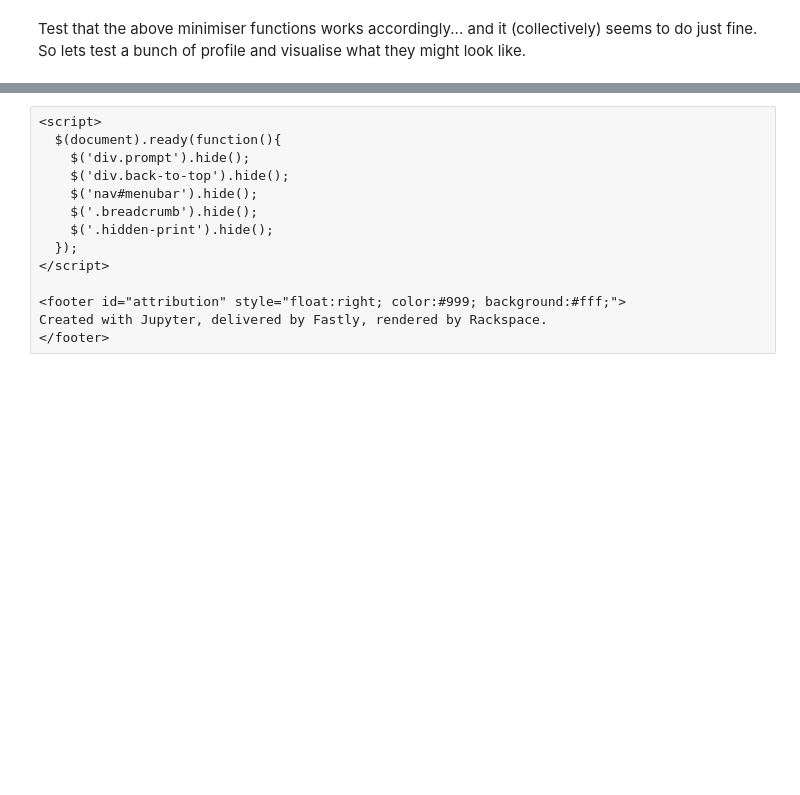
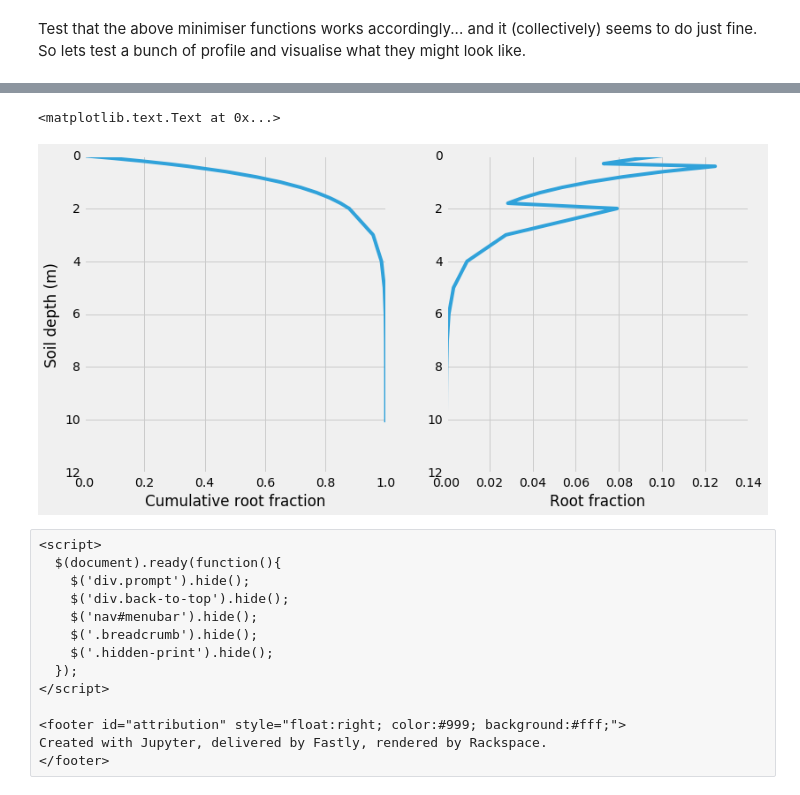
Before and after one commit to rhyswhitley/rooting_depth, a Jupyter notebook: setup/Root Distributions.ipynb, the cells around one changed output, grey strips where cells are left out. Cells and saved outputs as stored; diff of their text form; code cells hidden in the pictures; blank space fills up the shorter version.

```diff
--- a/setup/Root Distributions.ipynb
+++ b/setup/Root Distributions.ipynb
@@ -245,3 +259,22 @@ ax3.legend(loc='lower right', title="Total root biomass (g m$^{-2}$)", fontsize=
+# %%
+jackson = lambda B, d: 1 - B**(d*10)
+cum_rfrac = [jackson(0.9, d) for d in soil_depth]
+
+plt.figure(figsize=(12, 6))
+ax1 = plt.subplot(121)
+ax1.plot(cum_rfrac, soil_depth, '-', label='cumulative root frac')
+ax1.invert_yaxis()
+
+ax2 = plt.subplot(122, sharey=ax1)
+rfrac = [cum_rfrac[i+1] - cum_rfrac[i] for i in range(len(cum_rfrac)-1)]
+ax2.plot(test, soil_depth[:-1], '-', label='root frac')
+
+ax1.set_ylabel('Soil depth (m)')
+ax1.set_xlabel('Cumulative root fraction')
+ax2.set_xlabel('Root fraction')
+# %% [output]
+<matplotlib.text.Text at 0x...>
+[figure, added]
 # %% [raw]
 <script>
   $(document).ready(function(){
```
Also changed, not shown: parts of 8 cells of this notebook, 3 other files.
